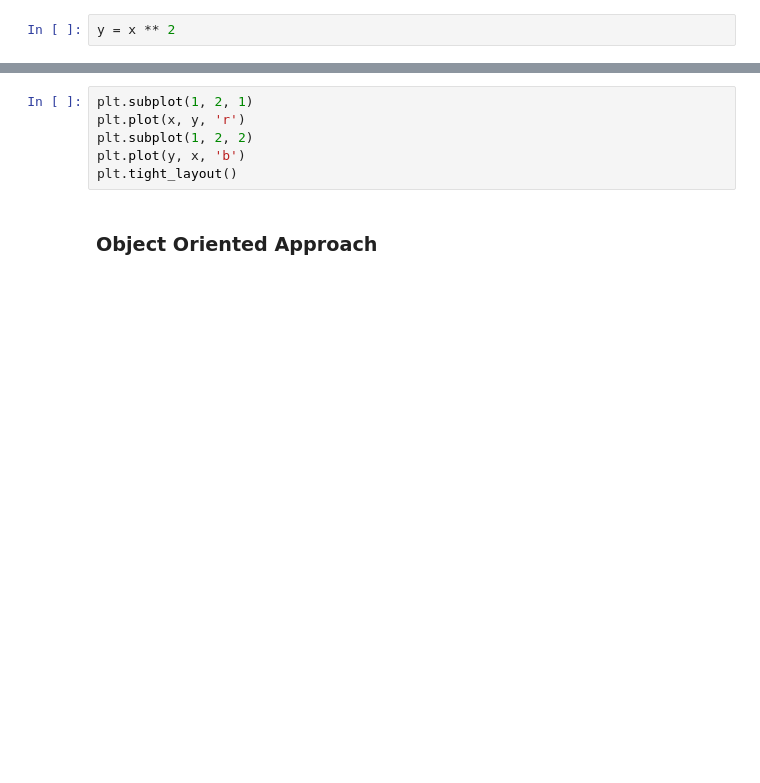
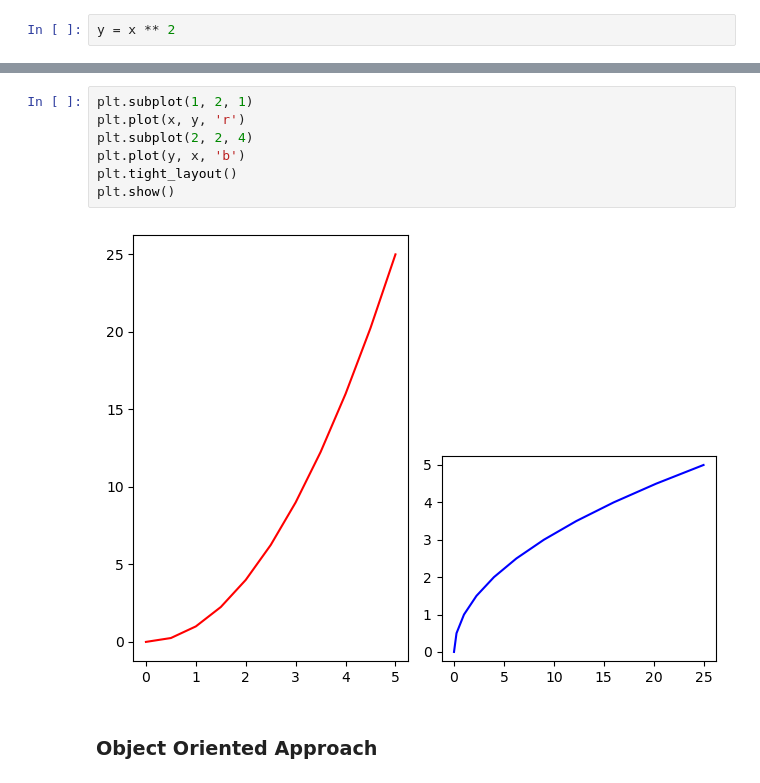
Before and after one commit to mindful-ai/ai-bootcamp-12082025, a Jupyter notebook: day-03/visualization/01_matplotlib_cw.ipynb, the cells around one changed output, grey strips where cells are left out. Saved outputs shown, nothing was run; the diff lists cells and outputs as text; blank space fills up the shorter version.

```diff
--- a/day-03/visualization/01_matplotlib_cw.ipynb
+++ b/day-03/visualization/01_matplotlib_cw.ipynb
@@ -24,9 +32,12 @@ plt.title("My first graph")
 # %%
 plt.subplot(1, 2, 1)
 plt.plot(x, y, 'r')
-plt.subplot(1, 2, 2)
+plt.subplot(2, 2, 4)
 plt.plot(y, x, 'b')
 plt.tight_layout()
+plt.show()
+# %% [output]
+[figure, added]
 # %% [markdown]
 ### Object Oriented Approach
 # %%
```
Also changed, not shown: parts of 18 cells of this notebook, 12 other files.
